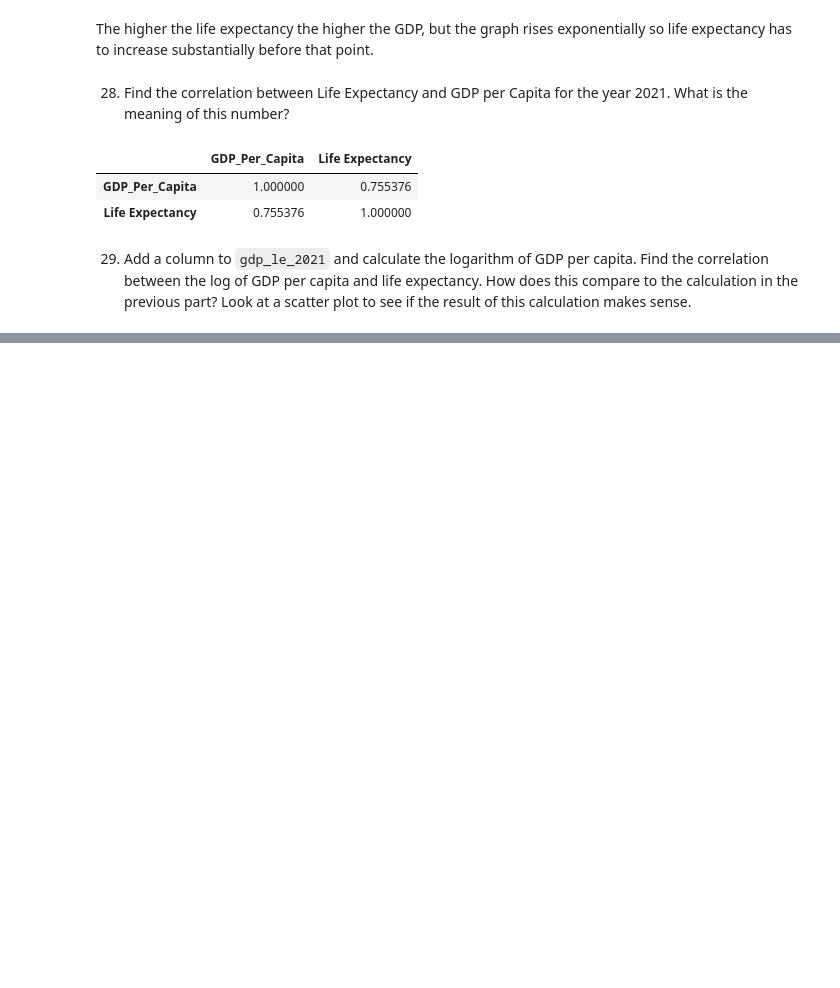
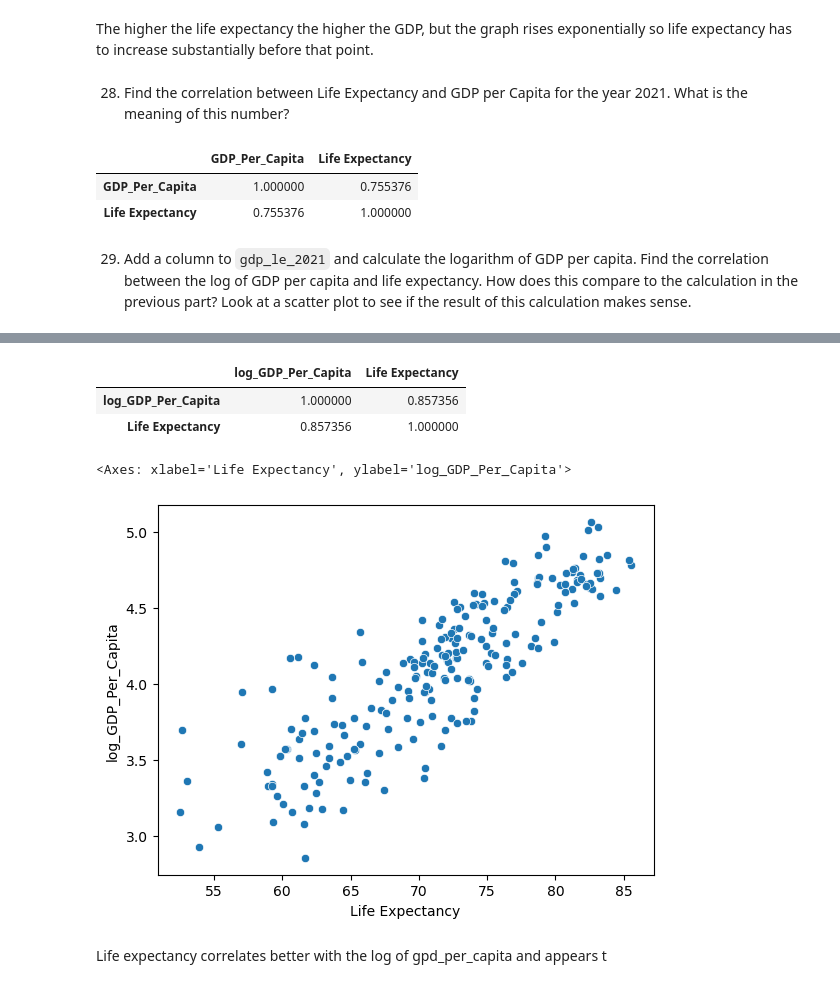
Before and after one commit to nss-data-science-cohort-8/un-exploration-GetGubbz, a Jupyter notebook: UN_Data_Exploration.ipynb, the cells around one changed output, grey strips where cells are left out. Cells and saved outputs as stored; diff of their text form; code cells hidden in the pictures; blank space fills up the shorter version.

```diff
--- a/UN_Data_Exploration.ipynb
+++ b/UN_Data_Exploration.ipynb
@@ -560,7 +560,7 @@ gdp_le_2021[['GDP_Per_Capita', 'Life Expectancy']].corr()
 # %% [markdown]
 29. Add a column to `gdp_le_2021` and calculate the logarithm of GDP per capita. Find the correlation between the log of GDP per capita and life expectancy. How does this compare to the calculation in the previous part? Look at a scatter plot to see if the result of this calculation makes sense.
 # %%
-gdp_le_2021['log_GDP_Per_Capita'] = gdp_le_2021['GDP_Per_Capita'].apply(np.log)
+gdp_le_2021['log_GDP_Per_Capita'] = np.log10(gdp_le_2021['GDP_Per_Capita'])
 # %% [output]
 A value is trying to be set on a copy of a slice from a DataFrame.
 Try using .loc[row_indexer,col_indexer] = value instead
@@ -569,0 +586,13 @@ See the caveats in the documentation: https://pandas.pydata.org/pandas-docs/stab
+# %%
+gdp_le_2021[['log_GDP_Per_Capita', 'Life Expectancy']].corr()
+# %% [output]
+|  | log_GDP_Per_Capita | Life Expectancy |
+| log_GDP_Per_Capita | 1.000000 | 0.857356 |
+| Life Expectancy | 0.857356 | 1.000000 |
+# %%
+sns.scatterplot(gdp_le_2021, x='Life Expectancy', y='log_GDP_Per_Capita')
+# %% [output]
+<Axes: xlabel='Life Expectancy', ylabel='log_GDP_Per_Capita'>
+[figure, added]
+# %% [markdown]
+Life expectancy correlates better with the log of gpd_per_capita and appears t
```
Also changed, not shown: parts of 2 cells of this notebook.
